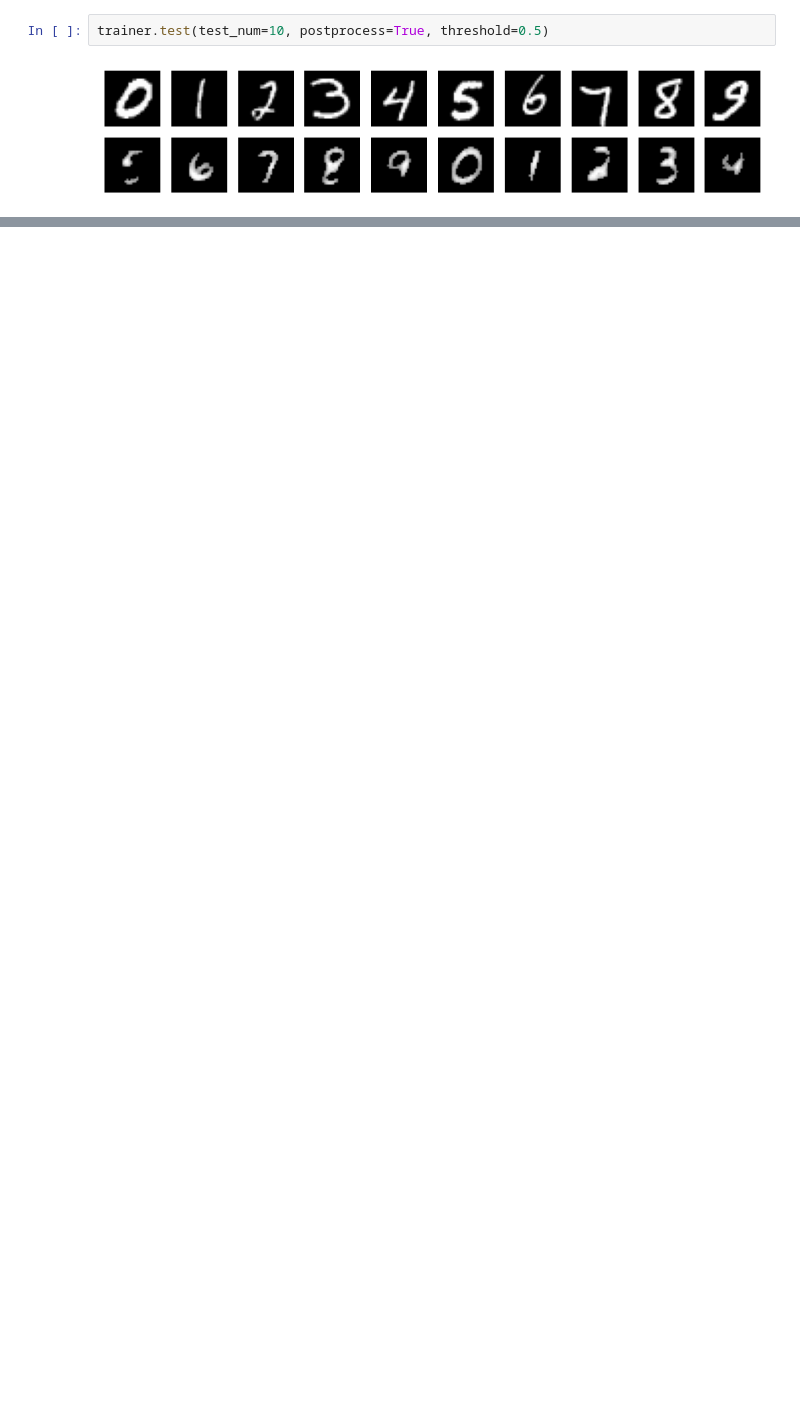
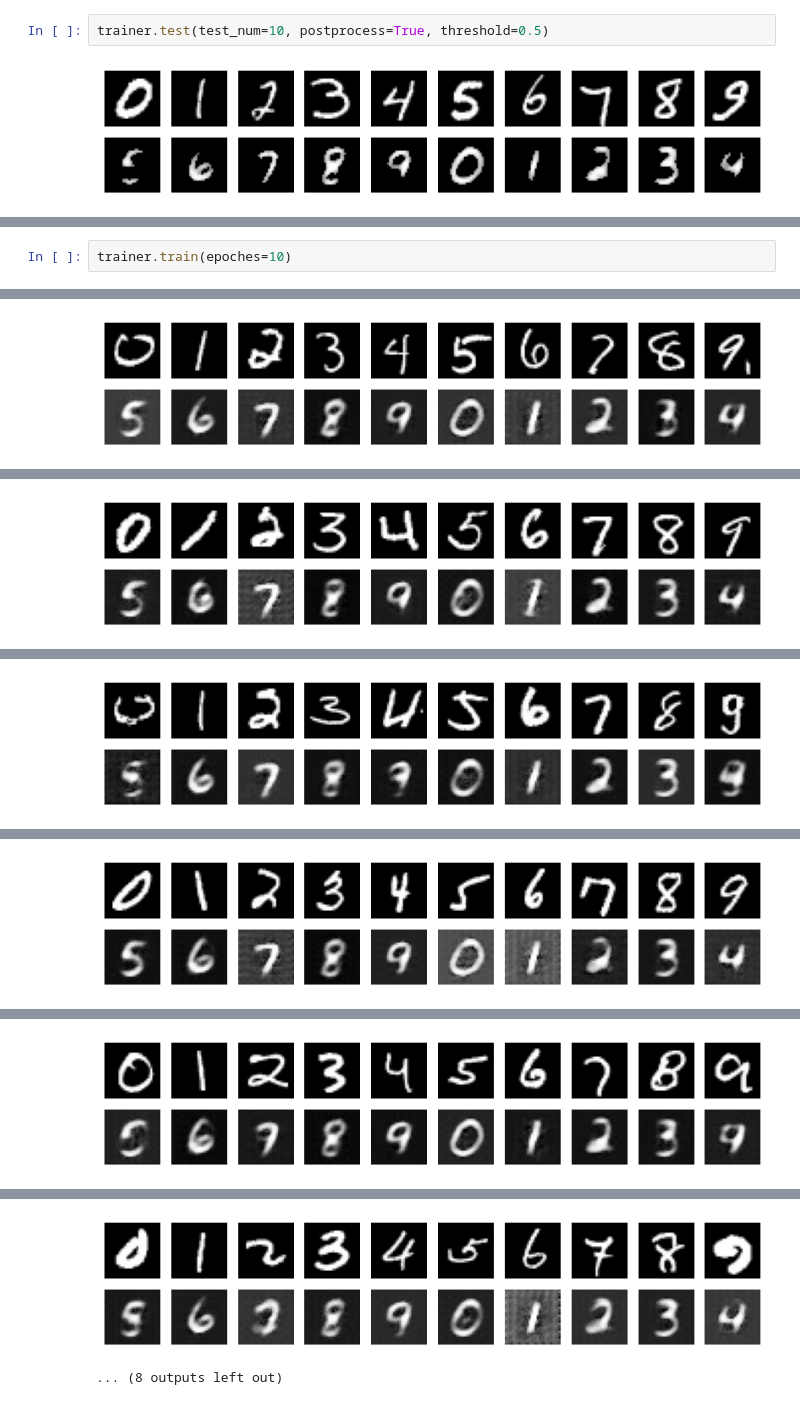
Before and after one commit to 91d906h4/MNIST-Img2Img, a Jupyter notebook: src/main.ipynb, the cells around one changed output, grey strips where cells are left out. Saved outputs shown, nothing was run; the diff lists cells and outputs as text; blank space fills up the shorter version.

```diff
--- a/src/main.ipynb
+++ b/src/main.ipynb
@@ -188,0 +189,3 @@ trainer.test(test_num=10, postprocess=True, threshold=0.5)
+# %%
+trainer.train(epoches=10)
+# %% [output]
@@ -188,0 +193 @@ trainer.test(test_num=10, postprocess=True, threshold=0.5)
+[figure, added]
@@ -188,0 +195 @@ trainer.test(test_num=10, postprocess=True, threshold=0.5)
+[figure, added]
@@ -188,0 +197 @@ trainer.test(test_num=10, postprocess=True, threshold=0.5)
+[figure, added]
@@ -188,0 +199 @@ trainer.test(test_num=10, postprocess=True, threshold=0.5)
+[figure, added]
@@ -188,0 +201 @@ trainer.test(test_num=10, postprocess=True, threshold=0.5)
+[figure, added]
@@ -188,0 +203,2 @@ trainer.test(test_num=10, postprocess=True, threshold=0.5)
+[figure, added]
+... (8 outputs left out)
```
Also changed, not shown: parts of 8 cells of this notebook.
